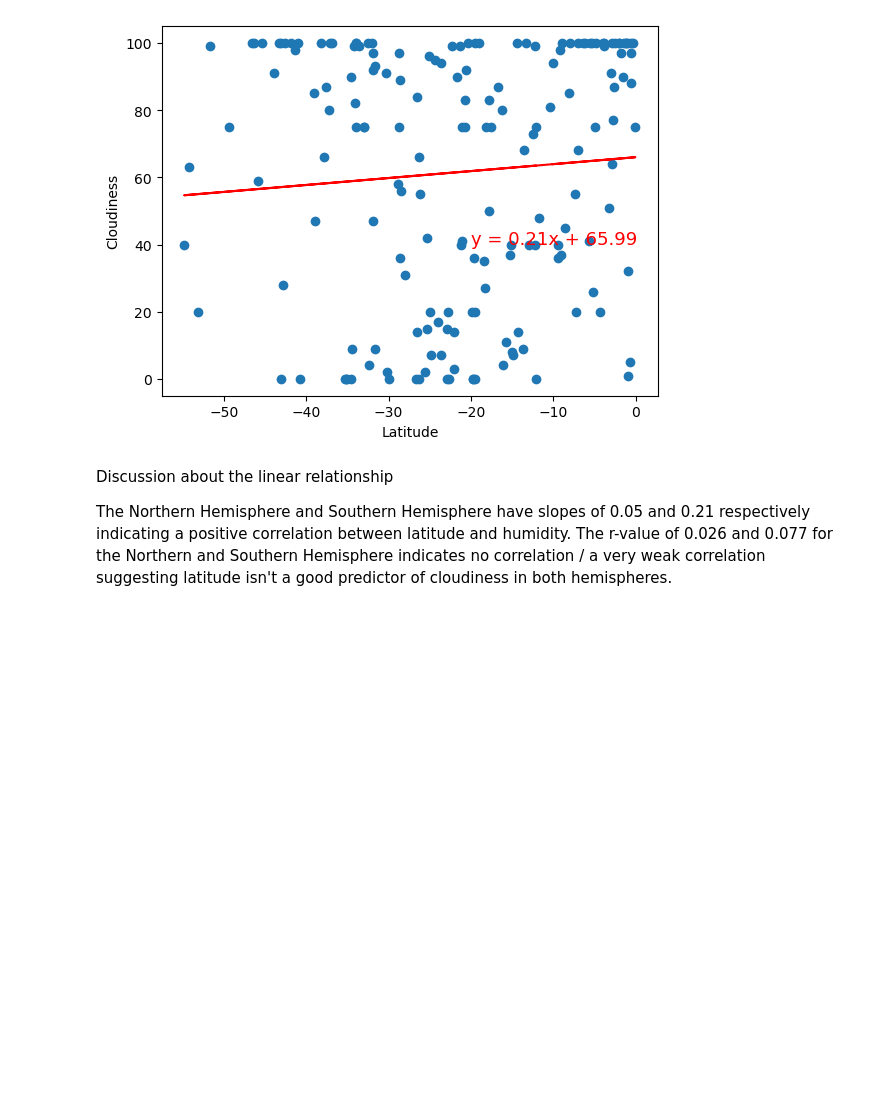
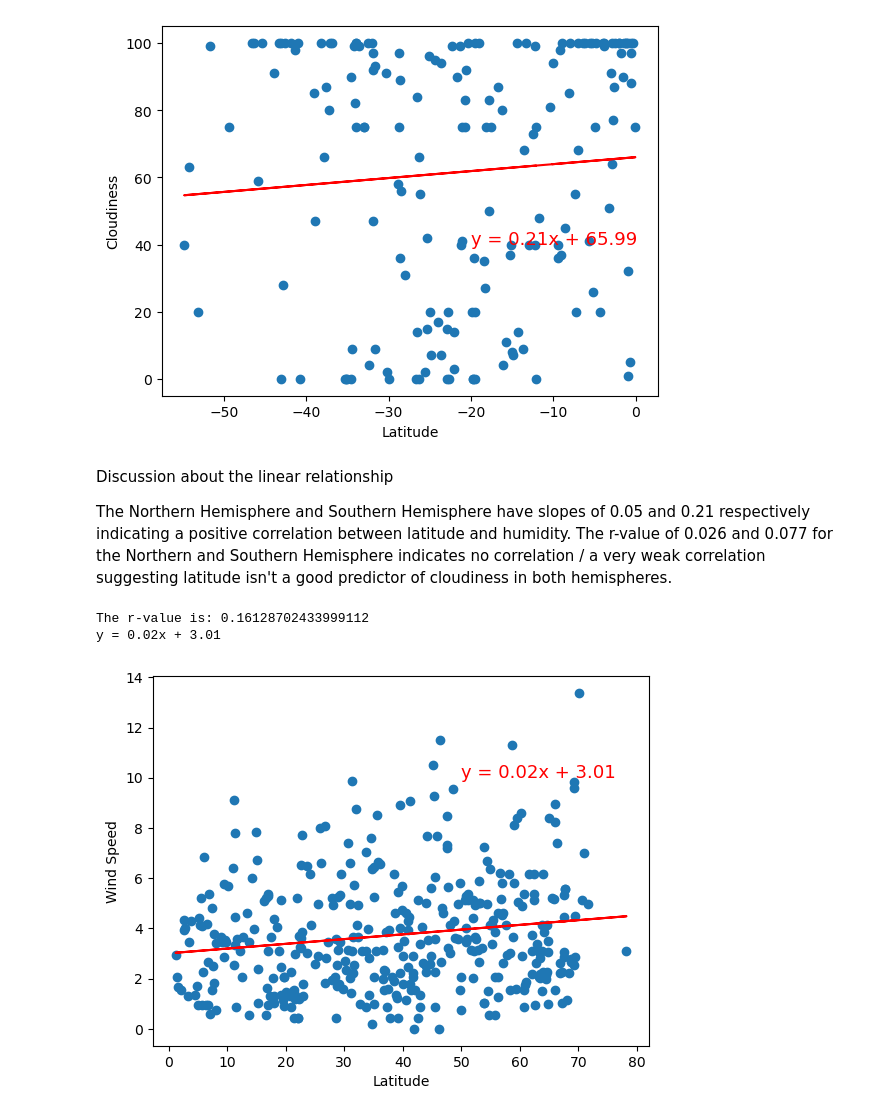
Before and after one commit to bec-n/python-api-challenge, a Jupyter notebook: WeatherPy.ipynb, the cells around one changed output. Cells and saved outputs as stored; diff of their text form; code cells hidden in the pictures; blank space fills up the shorter version.

```diff
--- a/WeatherPy.ipynb
+++ b/WeatherPy.ipynb
@@ -411,3 +411,22 @@ Discussion about the linear relationship
 
 The Northern Hemisphere and Southern Hemisphere have slopes of 0.05 and 0.21 respectively
 indicating a positive correlation between latitude and humidity. The r-value of 0.026 and 0.077 for the Northern and Southern Hemisphere indicates no correlation / a very weak correlation suggesting latitude isn't a good predictor of cloudiness in both hemispheres.
+# %%
+# Wind Speed vs. Latitude Linear Regression Plot
+
+# Linear regression on Northern Hemisphere
+(slope7, intercept7, rvalue7, pvalue7, stderr7) = linregress(northern_hemi_df["Lat"], northern_hemi_df["Wind Speed"])
+regress_values7 = northern_hemi_df["Lat"] * slope7 + intercept7
+line_eq7 = "y = " + str(round(slope7,2)) + "x + " + str(round(intercept7,2))
+
+plt.scatter(northern_hemi_df["Lat"],northern_hemi_df["Wind Speed"])
+plt.plot(northern_hemi_df["Lat"],regress_values7,"r-")
+plt.xlabel('Latitude')
+plt.ylabel('Wind Speed')
+plt.annotate(line_eq7,(50,10),fontsize=13,color="red")
+print(f"The r-value is: {rvalue7}")
+print(f"{line_eq7}")
+# %% [output]
+The r-value is: 0.16128702433999112
+y = 0.02x + 3.01
+[figure, added]
```
Also changed, not shown: parts of 3 cells of this notebook, 2 other files.
